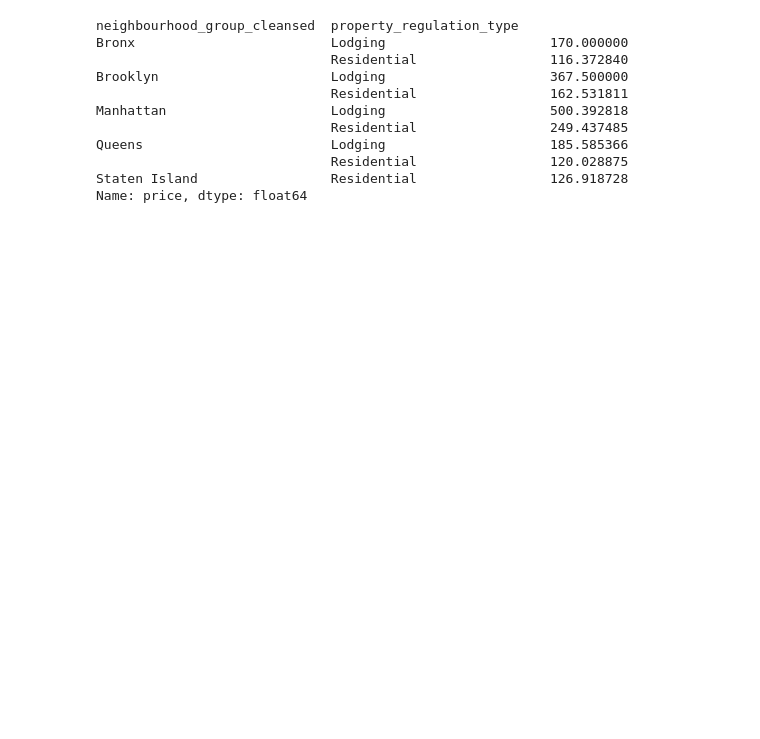
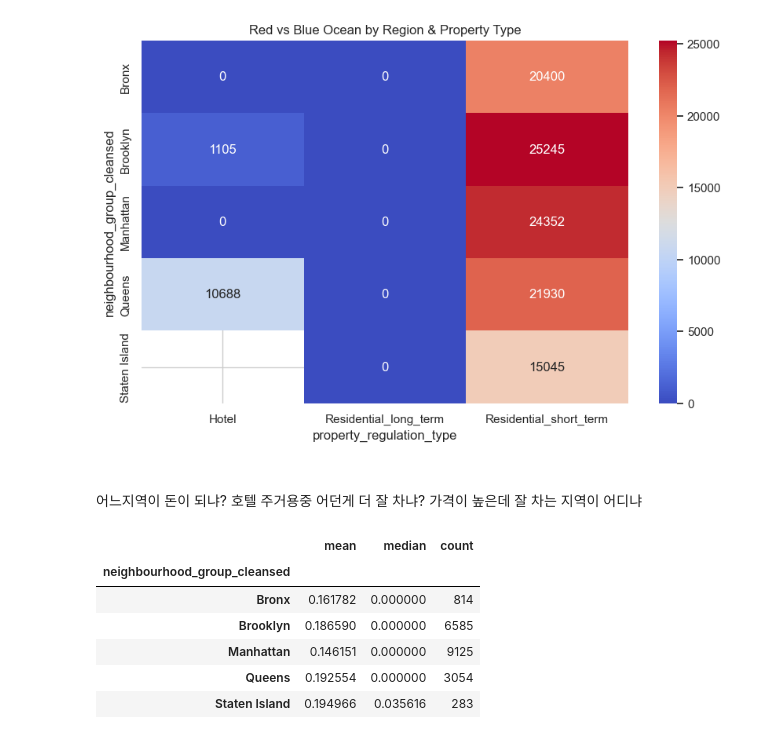
Before and after one commit to motimit/second_project, a Jupyter notebook: Sohui_EDA/EDA.ipynb, the cells around one changed output. Saved outputs shown, nothing was run; the diff lists cells and outputs as text; code cells hidden in the pictures; blank space fills up the shorter version.

```diff
--- a/Sohui_EDA/EDA.ipynb
+++ b/Sohui_EDA/EDA.ipynb
@@ -68,0 +165,21 @@ Name: count, dtype: int64
+# %%
+# 레드 경쟁심함 레드/블루오션
+df_summary['ocean'] = df_summary['listing_count'].apply(lambda x: 'Red' if x>500 else 'Blue')
+
+pivot_ocean = df_summary.pivot_table(
+    index='neighbourhood_group_cleansed',
+    columns='property_regulation_type',
+    values='revenue_median'
+)
+
+plt.figure(figsize=(10,6))
+sns.heatmap(pivot_ocean, annot=True, fmt=".0f", cmap="coolwarm")
+plt.title('Red vs Blue Ocean by Region & Property Type')
+plt.show()
+# %% [output]
+[figure, added]
+# %% [markdown]
+##
+어느지역이 돈이 되냐?
+호텔 주거용중 어던게 더 잘 차냐?
+가격이 높은데 잘 차는 지역이 어디냐
@@ -69,15 +194,11 @@ Name: count, dtype: int64
 # %%
-# 지역 * 숙소별
-df.groupby(['neighbourhood_group_cleansed','property_regulation_type'])['price'].mean()
+# 지역구와 점유율
+df.groupby('neighbourhood_group_cleansed')['occupancy_rate'].agg(['mean','median','count'])
 # %% [output]
-neighbourhood_group_cleansed  property_regulation_type
-Bronx                         Lodging                     170.000000
-                              Residential                 116.372840
-Brooklyn                      Lodging                     367.500000
-                              Residential                 162.531811
-Manhattan                     Lodging                     500.392818
-                              Residential                 249.437485
-Queens                        Lodging                     185.585366
-                              Residential                 120.028875
-Staten Island                 Residential                 126.918728
-Name: price, dtype: float64
+|  | mean | median | count |
+| neighbourhood_group_cleansed |  |  |  |
+| Bronx | 0.161782 | 0.000000 | 814 |
+| Brooklyn | 0.186590 | 0.000000 | 6585 |
+| Manhattan | 0.146151 | 0.000000 | 9125 |
+| Queens | 0.192554 | 0.000000 | 3054 |
+| Staten Island | 0.194966 | 0.035616 | 283 |
```
Also changed, not shown: parts of 20 cells of this notebook, 1 other file.
